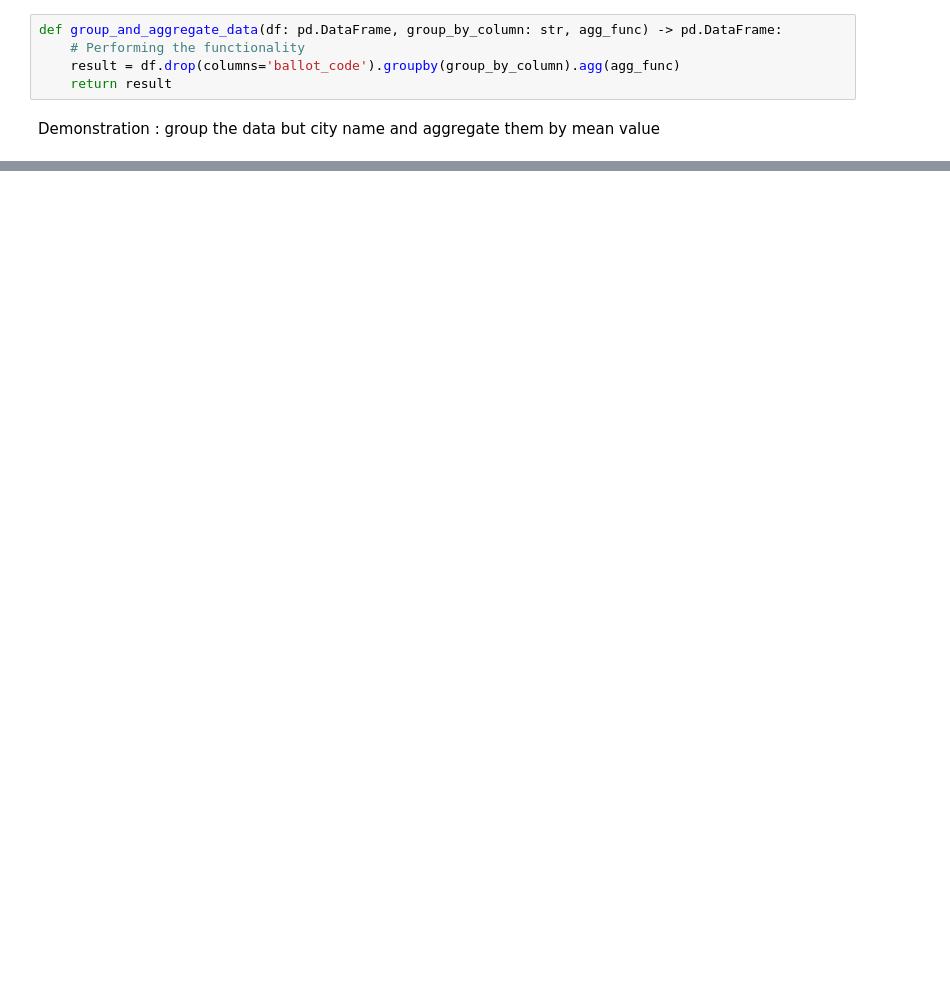
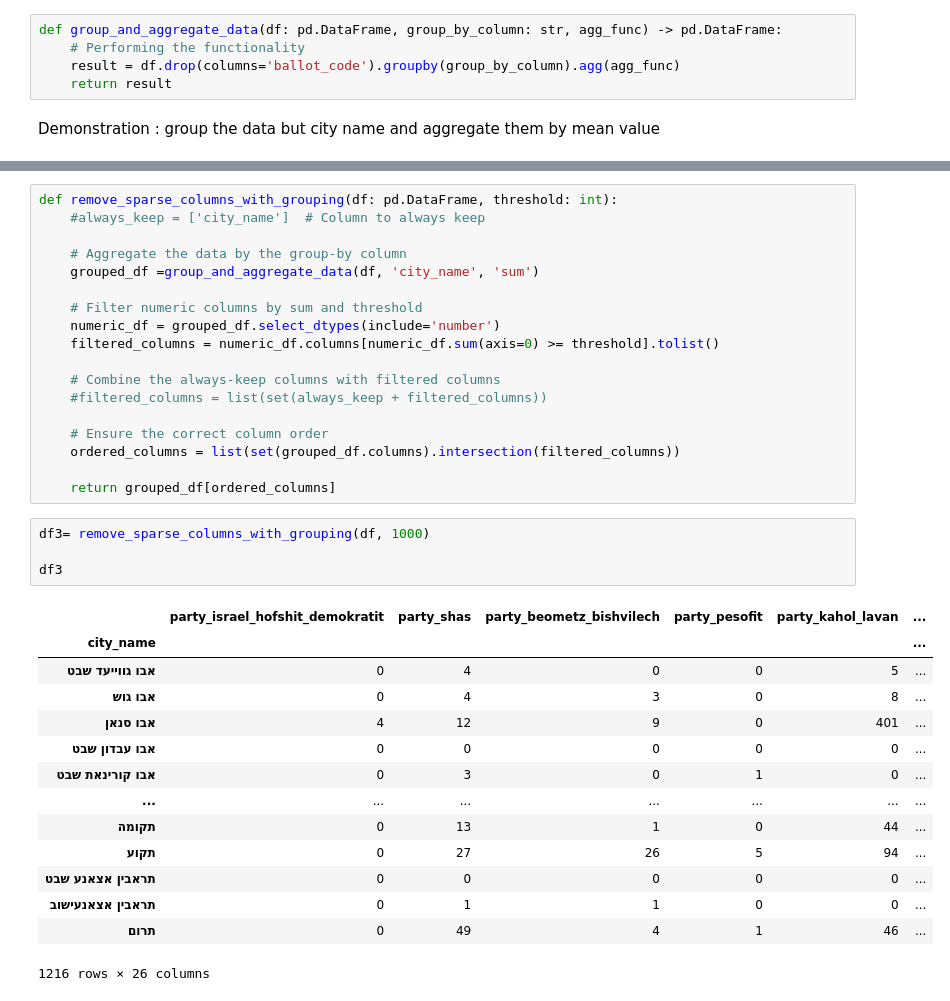
Before and after one commit to Kareemnat12/Assingment1, a Jupyter notebook: functions.ipynb, the cells around one changed output, grey strips where cells are left out. Cells and saved outputs as stored; diff of their text form; blank space fills up the shorter version.

```diff
--- a/functions.ipynb
+++ b/functions.ipynb
@@ -66,0 +72,37 @@ df2
+# %%
+def remove_sparse_columns_with_grouping(df: pd.DataFrame, threshold: int):
+    #always_keep = ['city_name']  # Column to always keep
+
+    # Aggregate the data by the group-by column
+    grouped_df =group_and_aggregate_data(df, 'city_name', 'sum')
+
+    # Filter numeric columns by sum and threshold
+    numeric_df = grouped_df.select_dtypes(include='number')
+    filtered_columns = numeric_df.columns[numeric_df.sum(axis=0) >= threshold].tolist()
+
+    # Combine the always-keep columns with filtered columns
+    #filtered_columns = list(set(always_keep + filtered_columns))
+
+    # Ensure the correct column order
+    ordered_columns = list(set(grouped_df.columns).intersection(filtered_columns))
+
+    return grouped_df[ordered_columns]
+# %%
+df3= remove_sparse_columns_with_grouping(df, 1000)
+
+df3
+# %% [output]
+|  | party_israel_hofshit_demokratit | party_shas | party_beometz_bishvilech | party_pesofit | party_kahol_lavan | ... |
+| city_name |  |  |  |  |  | ... |
+| אבו גווייעד שבט | 0 | 4 | 0 | 0 | 5 | ... |
+| אבו גוש | 0 | 4 | 3 | 0 | 8 | ... |
+| אבו סנאן | 4 | 12 | 9 | 0 | 401 | ... |
+| אבו עבדון שבט | 0 | 0 | 0 | 0 | 0 | ... |
+| אבו קורינאת שבט | 0 | 3 | 0 | 1 | 0 | ... |
+| ... | ... | ... | ... | ... | ... | ... |
+| תקומה | 0 | 13 | 1 | 0 | 44 | ... |
+| תקוע | 0 | 27 | 26 | 5 | 94 | ... |
+| תראבין אצאנע שבט | 0 | 0 | 0 | 0 | 0 | ... |
+| תראבין אצאנעישוב | 0 | 1 | 1 | 0 | 0 | ... |
+| תרום | 0 | 49 | 4 | 1 | 46 | ... |
+1216 rows × 26 columns
```
Also changed, not shown: parts of 8 cells of this notebook, 2 other files.
